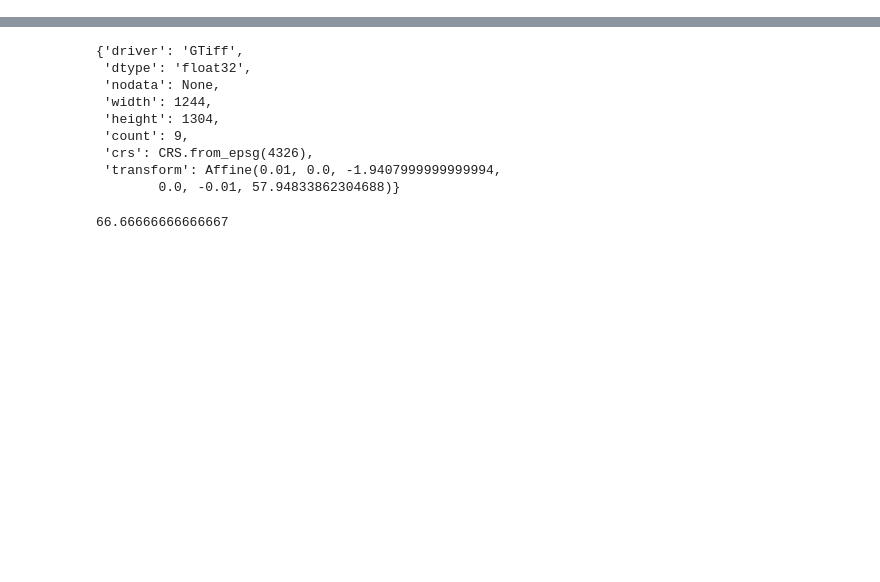
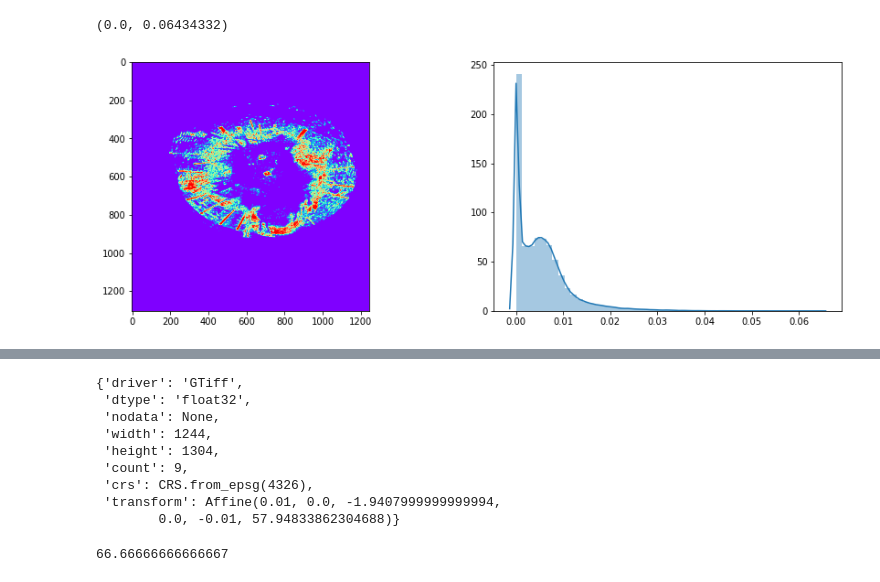
Before and after one commit to FionaLippert/birdMigration, a Jupyter notebook: visualization/data_exploration.ipynb, the cells around one changed output, grey strips where cells are left out. Cells and saved outputs as stored; diff of their text form; code cells hidden in the pictures; blank space fills up the shorter version.

```diff
--- a/visualization/data_exploration.ipynb
+++ b/visualization/data_exploration.ipynb
@@ -96,0 +95,15 @@ plt.show()
+# %%
+img_arr = data.read()
+img_arr[np.greater(img_arr, 2000)] = 2000
+img_arr[img_arr==0] = np.nan
+img_arr = np.log(img_arr)
+img_arr = (img_arr - np.nanmin(img_arr)) / (np.nanmax(img_arr) - np.nanmin(img_arr))
+
+var = np.nanvar(img_arr, axis=0)
+fig, ax = plt.subplots(1, 2, figsize=(15,5))
+ax[0].imshow(np.nanvar(img_arr, axis=0)<0.0025, cmap='rainbow')
+sb.distplot(var, ax=ax[1])
+np.nanmin(var), np.nanmax(var)
+# %% [output]
+(0.0, 0.06434332)
+[figure, added]
```
Also changed, not shown: parts of 9 cells of this notebook.
